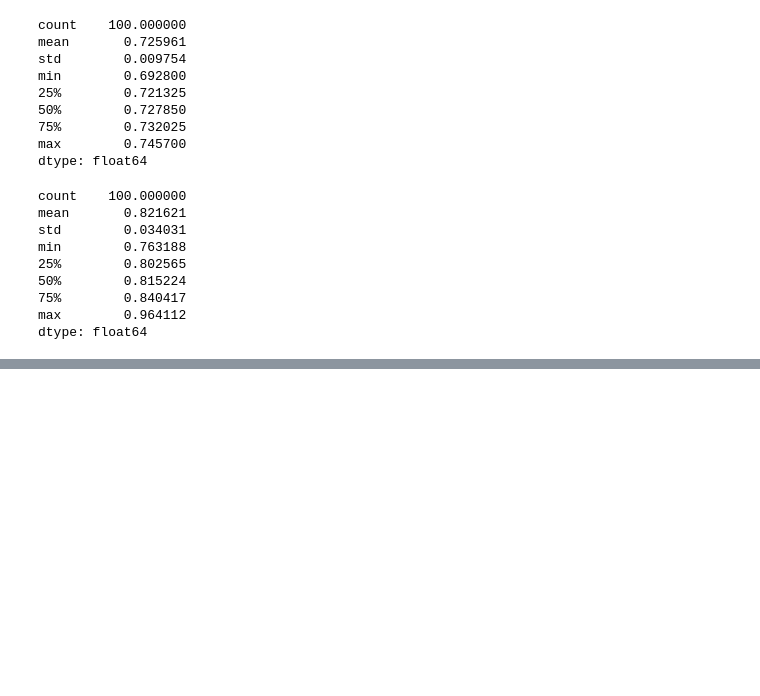
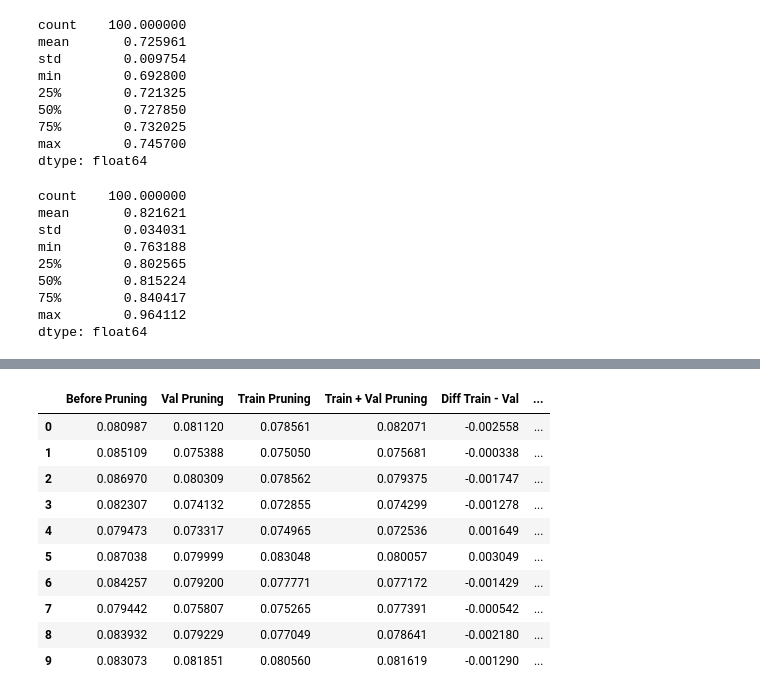
Before and after one commit to lgcharpe/Masters, a Jupyter notebook: notebooks/Thesis Notebooks/Chapter 6/Test.ipynb, the cells around one changed output, grey strips where cells are left out. Saved outputs shown, nothing was run; the diff lists cells and outputs as text; code cells hidden in the pictures; blank space fills up the shorter version.

```diff
--- a/notebooks/Thesis Notebooks/Chapter 6/Test.ipynb
+++ b/notebooks/Thesis Notebooks/Chapter 6/Test.ipynb
@@ -1398,0 +1955,16 @@ dtype: float64
+# %%
+L = pd.DataFrame(np.array([losses_or, losses_val, losses_train, losses_train_val, losses_train - losses_val, losses_train - losses_train_val, losses_val - losses_train_val]).T, columns=['Before Pruning', 'Val Pruning', 'Train Pruning', 'Train + Val Pruning', 'Diff Train - Val',
+                                                                                                                              'Diff Train - Train + Val', 'Diff Val - Train + Val'])
+L
+# %% [output]
+|  | Before Pruning | Val Pruning | Train Pruning | Train + Val Pruning | Diff Train - Val | ... |
+| 0 | 0.080987 | 0.081120 | 0.078561 | 0.082071 | -0.002558 | ... |
+| 1 | 0.085109 | 0.075388 | 0.075050 | 0.075681 | -0.000338 | ... |
+| 2 | 0.086970 | 0.080309 | 0.078562 | 0.079375 | -0.001747 | ... |
+| 3 | 0.082307 | 0.074132 | 0.072855 | 0.074299 | -0.001278 | ... |
+| 4 | 0.079473 | 0.073317 | 0.074965 | 0.072536 | 0.001649 | ... |
+| 5 | 0.087038 | 0.079999 | 0.083048 | 0.080057 | 0.003049 | ... |
+| 6 | 0.084257 | 0.079200 | 0.077771 | 0.077172 | -0.001429 | ... |
+| 7 | 0.079442 | 0.075807 | 0.075265 | 0.077391 | -0.000542 | ... |
+| 8 | 0.083932 | 0.079229 | 0.077049 | 0.078641 | -0.002180 | ... |
+| 9 | 0.083073 | 0.081851 | 0.080560 | 0.081619 | -0.001290 | ... |
```
Also changed, not shown: parts of 24 cells of this notebook, 19 other files.
